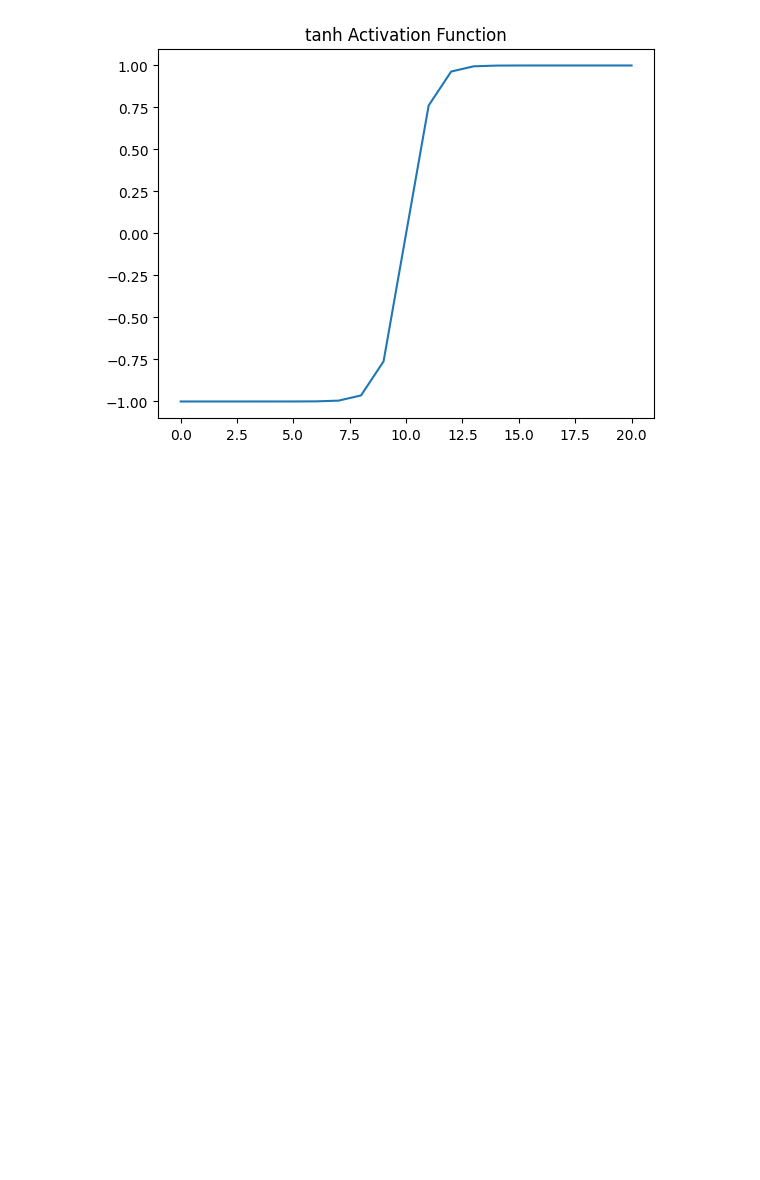
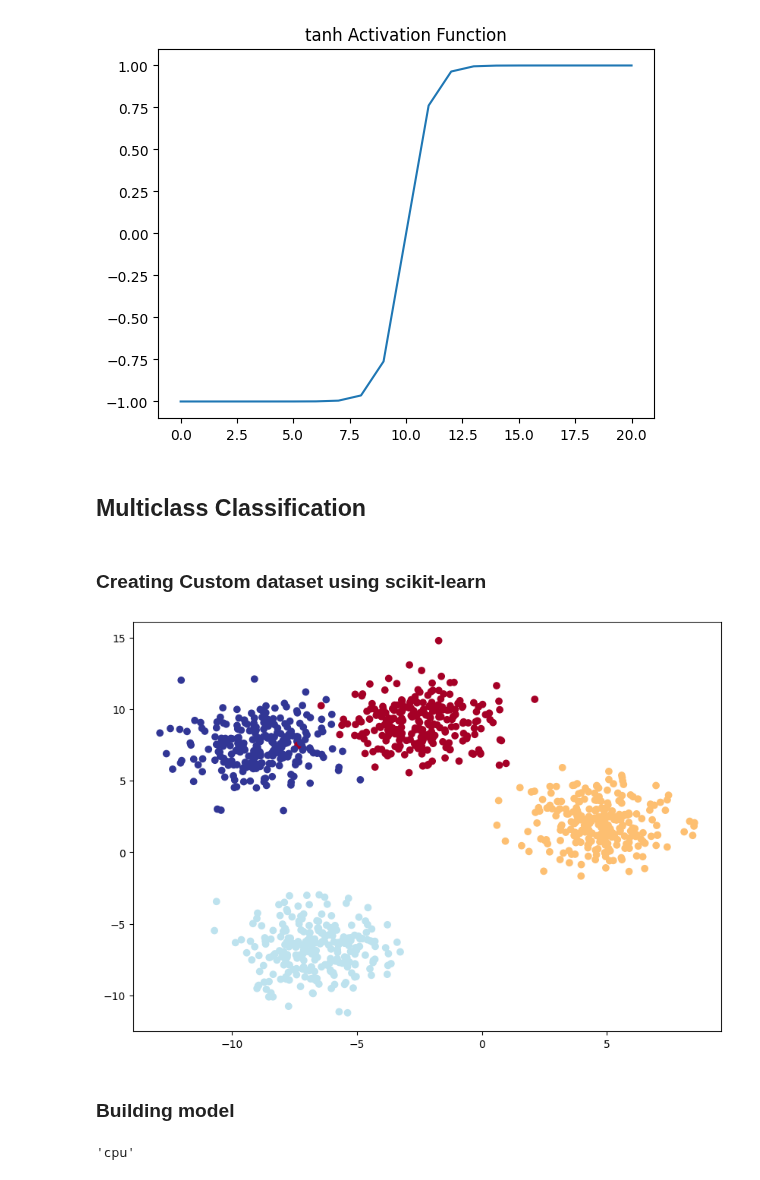
Before and after one commit to Muntasir2179/pytorch-learnig, a Jupyter notebook: 02_neural_network_classification.ipynb, the cells around one changed output. Saved outputs shown, nothing was run; the diff lists cells and outputs as text; code cells hidden in the pictures; blank space fills up the shorter version.

Commit message:
explored multiclass classification

```diff
--- a/02_neural_network_classification.ipynb
+++ b/02_neural_network_classification.ipynb
@@ -510,3 +509,45 @@ plt.title("tanh Activation Function")
 plt.show()
 # %% [output]
 [figure]
+# %% [markdown]
+## Multiclass Classification
+# %% [markdown]
+### Creating Custom dataset using scikit-learn
+# %%
+import torch
+import matplotlib.pyplot as plt
+from sklearn.datasets import make_blobs
+from sklearn.model_selection import train_test_split
+
+num_classes = 4
+num_features = 2
+seed = 42
+
+# creating multiclass data
+X_blob, y_blob = make_blobs(n_samples=1000,
+                            n_features=num_features,
+                            centers=num_classes,
+                            cluster_std=1.5,
+                            random_state=seed)
+
+# turn data into tensors
+X_blob = torch.from_numpy(X_blob).type(torch.float)
+y_blob = torch.from_numpy(y_blob).type(torch.LongTensor)
+
+# split data into train and test set
+X_blob_train, X_blob_test, y_blob_train, y_blob_test = train_test_split(X_blob, y_blob, test_size=0.2, random_state=seed)
+
+# plotting the data
+plt.figure(figsize=(10,7))
+plt.scatter(X_blob[:, 0], X_blob[:, 1], c=y_blob, cmap=plt.cm.RdYlBu)
+plt.show()
+# %% [output]
+[figure, added]
+# %% [markdown]
+### Building model
+# %%
+# setting up device
+device = 'cuda' if torch.cuda.is_available() else 'cpu'
+device
+# %% [output]
+'cpu'
```
Also changed, not shown: parts of 13 cells of this notebook.
